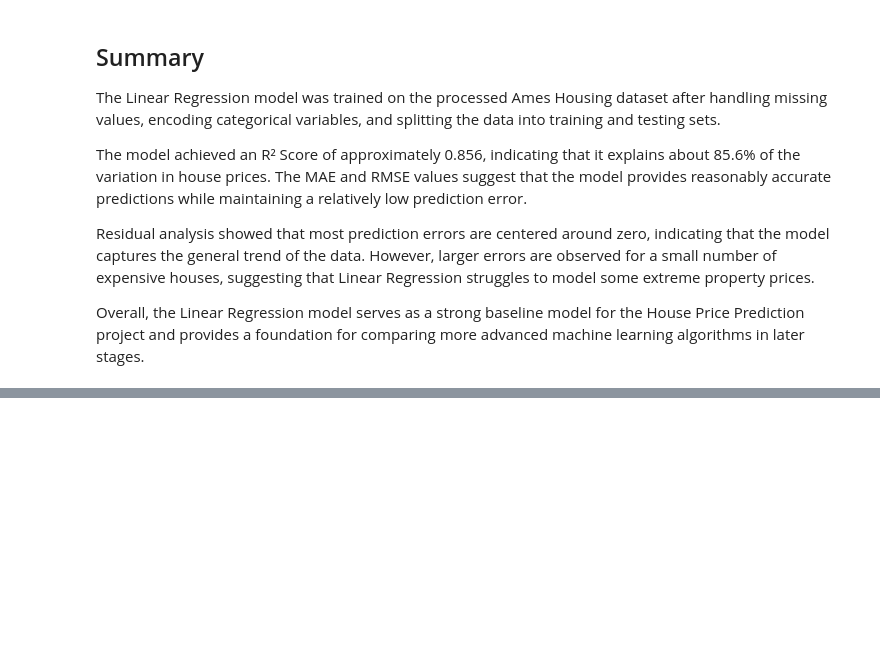
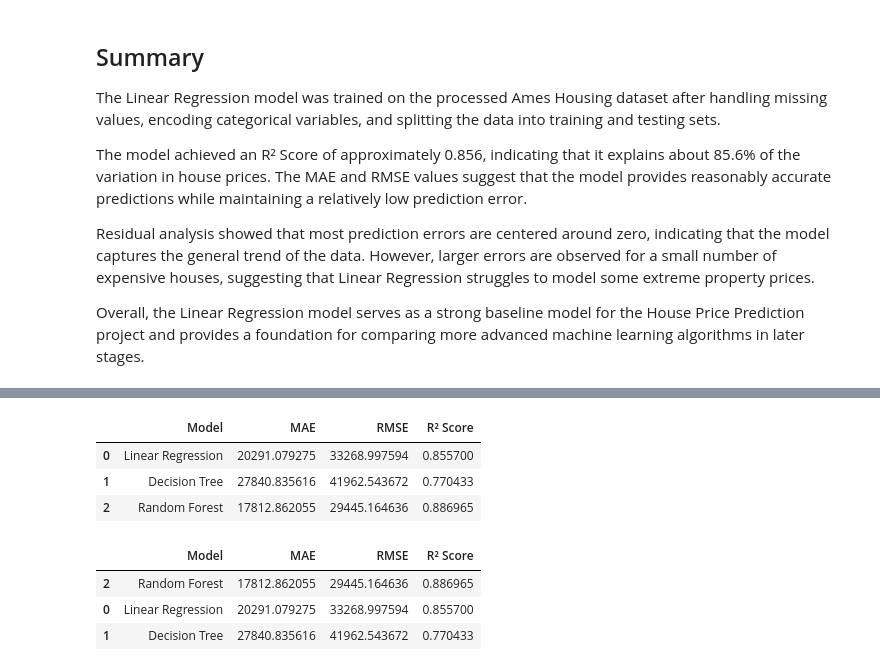
Before and after one commit to Soban-Creator/house-price-prediction, a Jupyter notebook: notebooks/01_eda.ipynb, the cells around one changed output, grey strips where cells are left out. Drawn from its saved outputs; the diff is of its cells as text; code cells hidden in the pictures; blank space fills up the shorter version.

```diff
--- a/notebooks/01_eda.ipynb
+++ b/notebooks/01_eda.ipynb
@@ -1180,0 +1291,6 @@ Overall, the Linear Regression model serves as a strong baseline model for the H
+# %%
+rf_model = RandomForestRegressor(
+    random_state=42
+)
+# %%
+rf_model.fit(X_train, y_train)
@@ -1180,0 +1303,2 @@ Overall, the Linear Regression model serves as a strong baseline model for the H
+# %%
+y_pred_rf = rf_model.predict(X_test)
@@ -1180,0 +1320,5 @@ Overall, the Linear Regression model serves as a strong baseline model for the H
+# %%
+rf_mae = mean_absolute_error(y_test, y_pred_rf)
+rf_mse = mean_squared_error(y_test, y_pred_rf)
+rf_rmse = rf_mse ** 0.5
+rf_r2 = r2_score(y_test, y_pred_rf)
@@ -1180,0 +1354,40 @@ Overall, the Linear Regression model serves as a strong baseline model for the H
+# %%
+comparison_df = pd.DataFrame({
+    "Model": [
+        "Linear Regression",
+        "Decision Tree",
+        "Random Forest"
+    ],
+    "MAE": [
+        mae,
+        dt_mae,
+        rf_mae
+    ],
+    "RMSE": [
+        rmse,
+        dt_rmse,
+        rf_rmse
+    ],
+    "R² Score": [
+        r2,
+        dt_r2,
+        rf_r2
+    ]
+})
+
+comparison_df
+# %% [output]
+|  | Model | MAE | RMSE | R² Score |
+| 0 | Linear Regression | 20291.079275 | 33268.997594 | 0.855700 |
+| 1 | Decision Tree | 27840.835616 | 41962.543672 | 0.770433 |
+| 2 | Random Forest | 17812.862055 | 29445.164636 | 0.886965 |
+# %%
+comparison_df.sort_values(
+    by="R² Score",
+    ascending=False
+)
+# %% [output]
+|  | Model | MAE | RMSE | R² Score |
+| 2 | Random Forest | 17812.862055 | 29445.164636 | 0.886965 |
+| 0 | Linear Regression | 20291.079275 | 33268.997594 | 0.855700 |
+| 1 | Decision Tree | 27840.835616 | 41962.543672 | 0.770433 |
```
Also changed, not shown: parts of 40 cells of this notebook, 1 other file.
